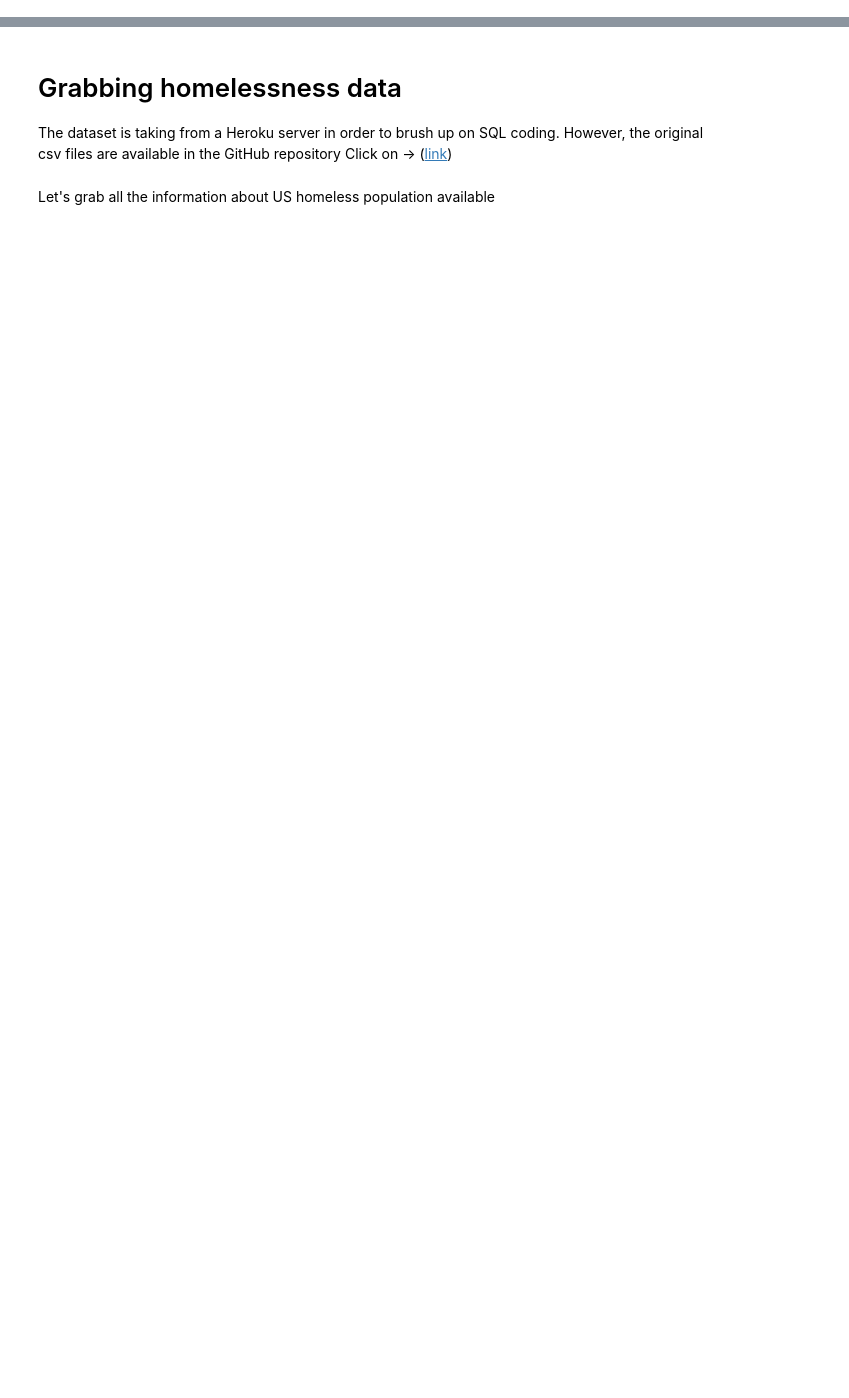
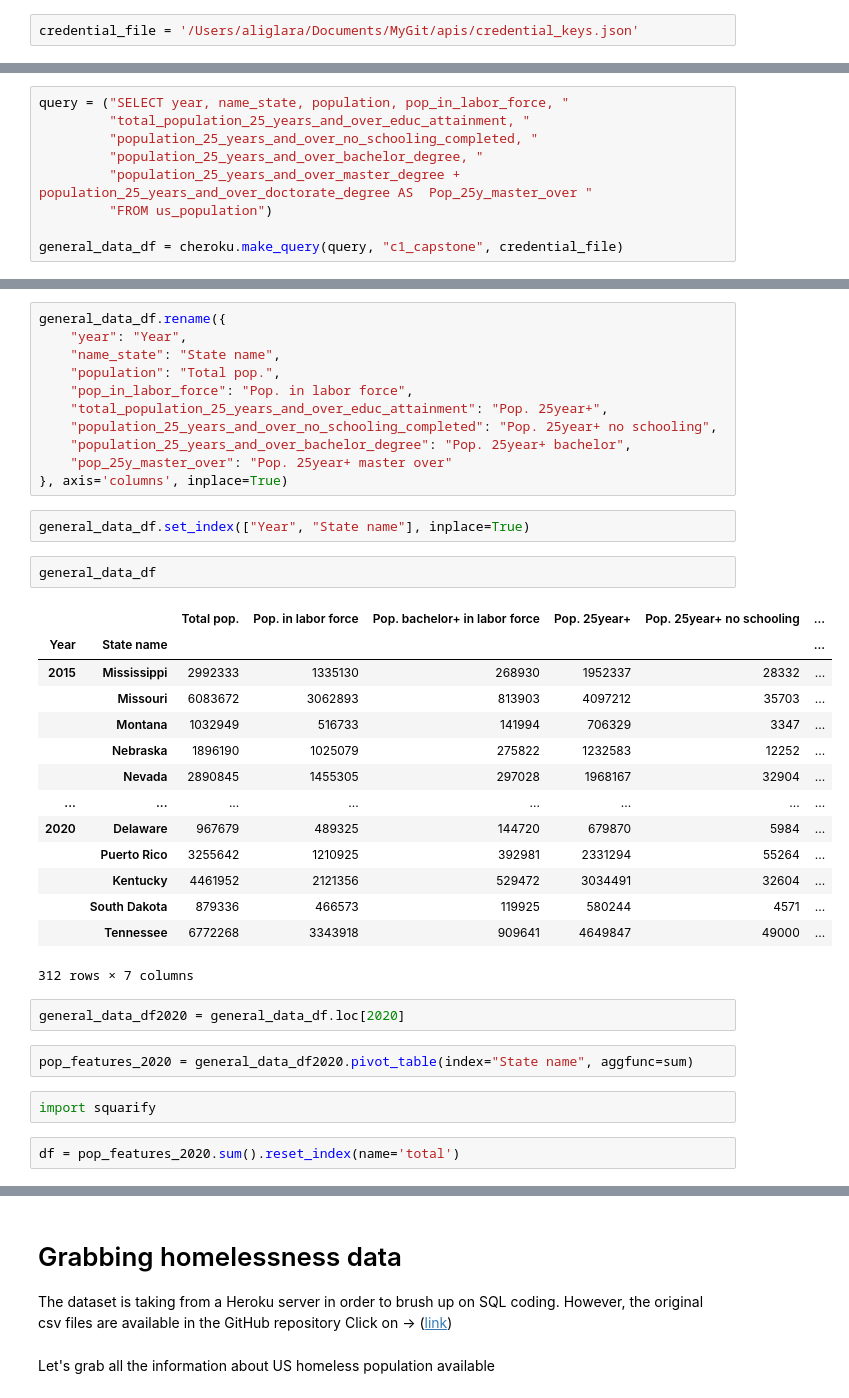
Before and after one commit to aliglara/capstone-c1-DA, a Jupyter notebook: codes/EDA_homeless_pop.ipynb, the cells around one changed output, grey strips where cells are left out. Saved outputs shown, nothing was run; the diff lists cells and outputs as text; blank space fills up the shorter version.

```diff
--- a/codes/EDA_homeless_pop.ipynb
+++ b/codes/EDA_homeless_pop.ipynb
@@ -23,0 +22,2 @@ def connect_database(server, project, credentials):
+# %%
+credential_file = '/Users/aliglara/Documents/MyGit/apis/credential_keys.json'
@@ -23,0 +64,9 @@ def connect_database(server, project, credentials):
+# %%
+query = ("SELECT year, name_state, population, pop_in_labor_force, "
+         "total_population_25_years_and_over_educ_attainment, "
+         "population_25_years_and_over_no_schooling_completed, "
+         "population_25_years_and_over_bachelor_degree, "
+         "population_25_years_and_over_master_degree + population_25_years_and_over_doctorate_degree AS  Pop_25y_master_over "
+         "FROM us_population")
+
+general_data_df = cheroku.make_query(query, "c1_capstone", credential_file)
@@ -23,0 +88,38 @@ def connect_database(server, project, credentials):
+# %%
+general_data_df.rename({
+    "year": "Year",
+    "name_state": "State name",
+    "population": "Total pop.",
+    "pop_in_labor_force": "Pop. in labor force",
+    "total_population_25_years_and_over_educ_attainment": "Pop. 25year+",
+    "population_25_years_and_over_no_schooling_completed": "Pop. 25year+ no schooling",
+    "population_25_years_and_over_bachelor_degree": "Pop. 25year+ bachelor",
+    "pop_25y_master_over": "Pop. 25year+ master over"
+}, axis='columns', inplace=True)
+# %%
+general_data_df.set_index(["Year", "State name"], inplace=True)
+# %%
+general_data_df
+# %% [output]
+|  |  | Total pop. | Pop. in labor force | Pop. bachelor+ in labor force | Pop. 25year+ | Pop. 25year+ no schooling | ... |
+| Year | State name |  |  |  |  |  | ... |
+| 2015 | Mississippi | 2992333 | 1335130 | 268930 | 1952337 | 28332 | ... |
+|  | Missouri | 6083672 | 3062893 | 813903 | 4097212 | 35703 | ... |
+|  | Montana | 1032949 | 516733 | 141994 | 706329 | 3347 | ... |
+|  | Nebraska | 1896190 | 1025079 | 275822 | 1232583 | 12252 | ... |
+|  | Nevada | 2890845 | 1455305 | 297028 | 1968167 | 32904 | ... |
+| ... | ... | ... | ... | ... | ... | ... | ... |
+| 2020 | Delaware | 967679 | 489325 | 144720 | 679870 | 5984 | ... |
+|  | Puerto Rico | 3255642 | 1210925 | 392981 | 2331294 | 55264 | ... |
+|  | Kentucky | 4461952 | 2121356 | 529472 | 3034491 | 32604 | ... |
+|  | South Dakota | 879336 | 466573 | 119925 | 580244 | 4571 | ... |
+|  | Tennessee | 6772268 | 3343918 | 909641 | 4649847 | 49000 | ... |
+312 rows × 7 columns
+# %%
+general_data_df2020 = general_data_df.loc[2020]
+# %%
+pop_features_2020 = general_data_df2020.pivot_table(index="State name", aggfunc=sum)
+# %%
+import squarify
+# %%
+df = pop_features_2020.sum().reset_index(name='total')
```
Also changed, not shown: parts of 15 cells of this notebook, 2 other files.
